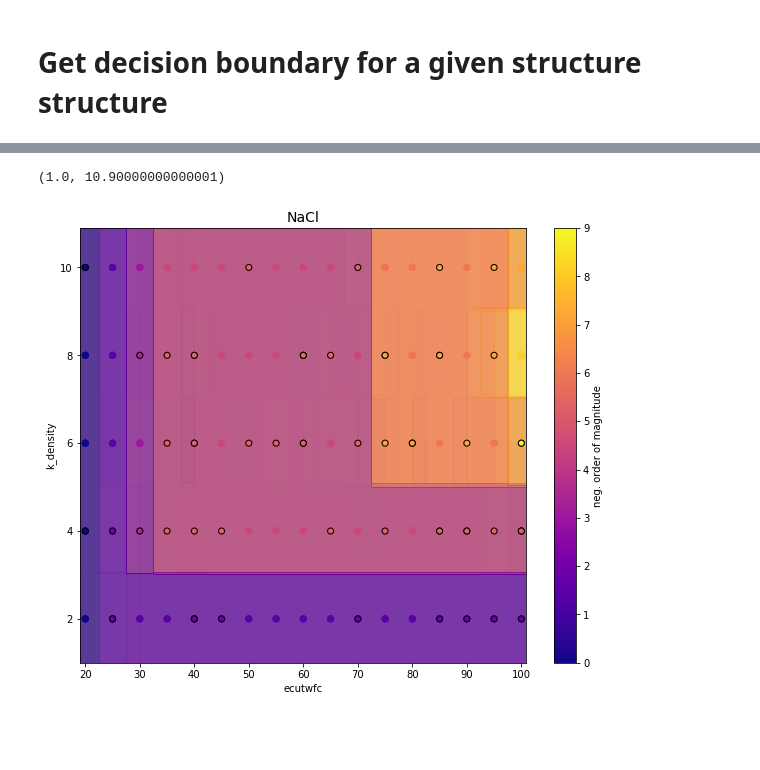
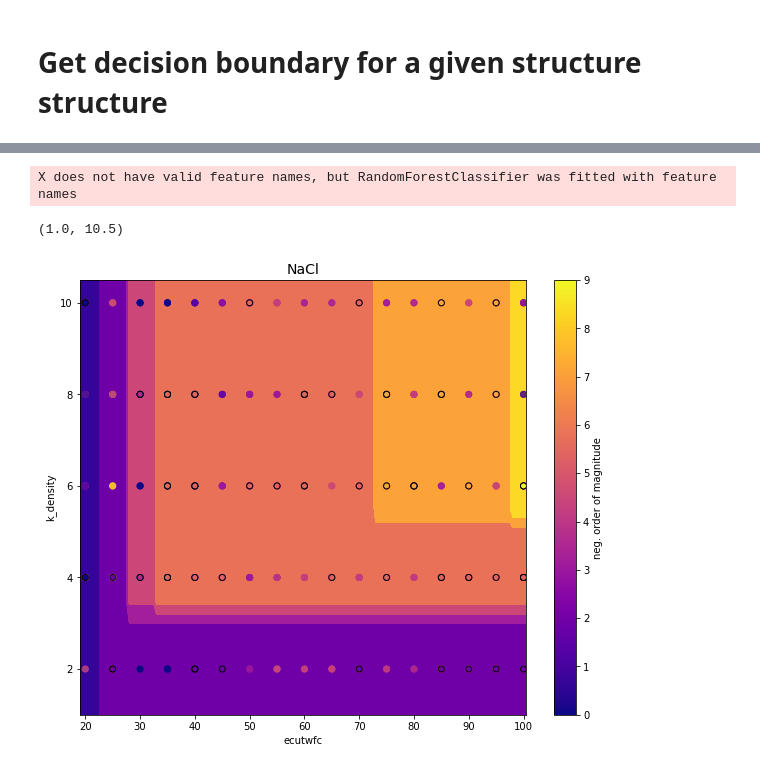
Before and after one commit to CS-433/ml-project-2-aiidalearn, a Jupyter notebook: code/model_analysis/classification_decision_boundaries.ipynb, the cells around one changed output, grey strips where cells are left out. Drawn from its saved outputs; the diff is of its cells as text; code cells hidden in the pictures; blank space fills up the shorter version.

```diff
--- a/code/model_analysis/classification_decision_boundaries.ipynb
+++ b/code/model_analysis/classification_decision_boundaries.ipynb
@@ -116,12 +119,12 @@ Na
 Cl
 Size of subset for NaCl:  59
 # %%
-y_train_magnitude = magnitude_transform(y_train)
-y_test_magnitude = magnitude_transform(y_test)
+y_train_magnitude = -magnitude_transform(y_train)
+y_test_magnitude = -magnitude_transform(y_test)
 # %% [markdown]
 # Initialize grid
 # %%
-h = 0.1
+h = 0.5
 x_min_train, x_max_train = X_train['ecutwfc'].min() - 1, X_train['ecutwfc'].max() + 1
 y_min_train, y_max_train = X_train['k_density'].min() - 1, X_train['k_density'].max() + 1
 
@@ -153,26 +164,25 @@ def magnitude_prediction(xx, yy, estimator, structure_encoding):
 # %%
 cm = plt.cm.plasma
 norm = mpl.colors.Normalize(vmin=0, vmax=9)
 fig, ax = plt.subplots(1, 1, figsize=(10,8))
 
-estimator_alpha = 1.0 / len(model.estimators_)
-for estimator in model.estimators_:
-    predictor = lambda xx, yy : magnitude_prediction(xx, yy, estimator, structure_encoding)
+predictor = lambda xx, yy : magnitude_prediction(xx, yy, model, structure_encoding)
 
-    Z = predictor(xx.ravel(), yy.ravel())
-    Z = Z.reshape(xx.shape)
-    cs = ax.contourf(xx, yy, Z, alpha=estimator_alpha, cmap=cm)
+Z = -predictor(xx.ravel(), yy.ravel())
+Z = Z.reshape(xx.shape)
+cs = ax.contourf(xx, yy, Z, alpha=1, cmap=cm)
 
 ax.scatter(X_train['ecutwfc'], X_train['k_density'], c=y_train_magnitude, alpha=0.5, cmap=cm)
 ax.scatter(X_test['ecutwfc'], X_test['k_density'], c=y_test_magnitude, edgecolors="k", cmap=cm)
 
 plt.title(structure_key, fontsize=14)
 sm = plt.cm.ScalarMappable(cmap=cm, norm=norm)
 fig.colorbar(sm, label="neg. order of magnitude")
 ax.set_xlabel("ecutwfc")
 ax.set_ylabel("k_density")
 ax.set_xlim(xx.min(), xx.max())
 ax.set_ylim(yy.min(), yy.max())
 # %% [output]
-(1.0, 10.90000000000001)
+X does not have valid feature names, but RandomForestClassifier was fitted with feature names
+(1.0, 10.5)
-[figure, old version]
+[figure, new version]
```
Also changed, not shown: parts of 4 cells of this notebook.
